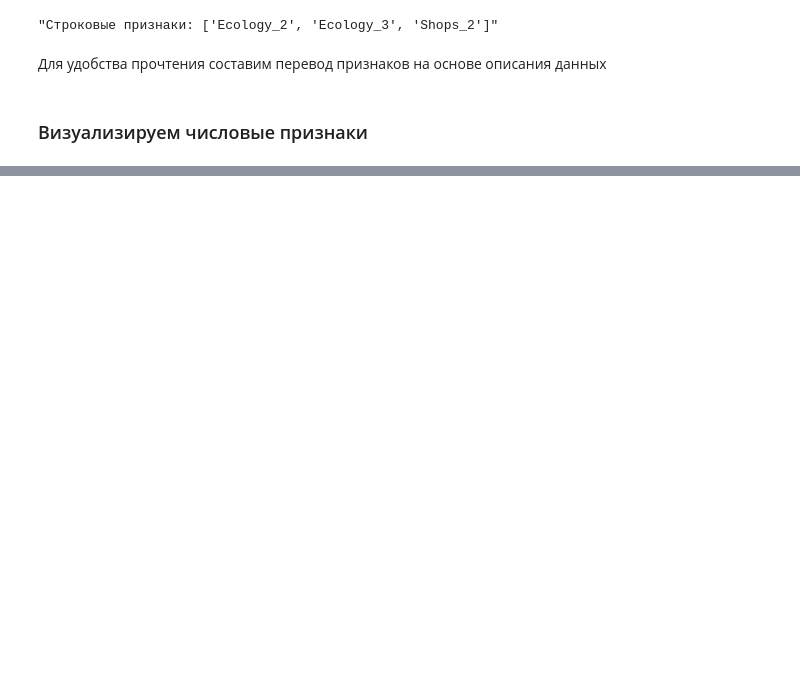
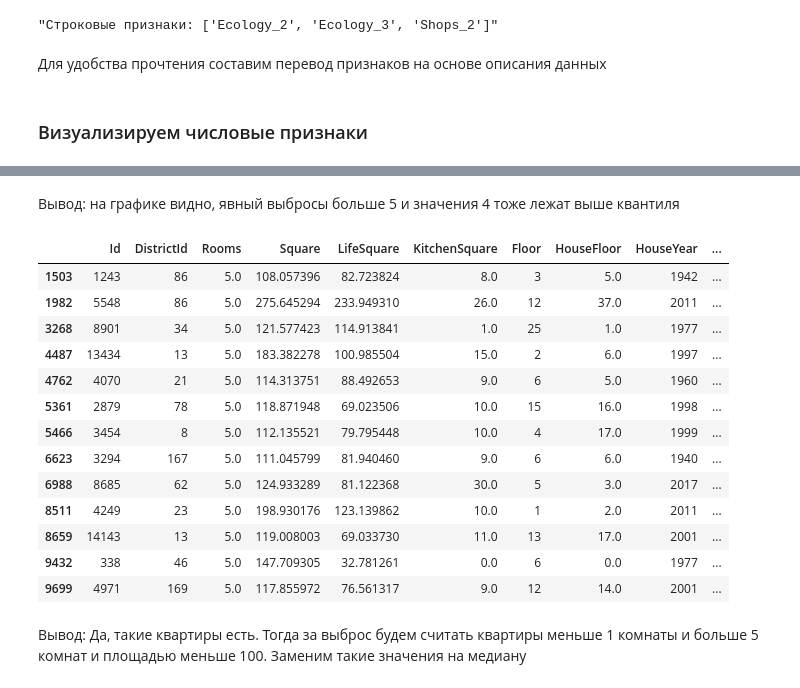
Before and after one commit to pamaxpower/PyLib, a Jupyter notebook: Course_project/cp.ipynb, the cells around one changed output, grey strips where cells are left out. Drawn from its saved outputs; the diff is of its cells as text; code cells hidden in the pictures; blank space fills up the shorter version.

```diff
--- a/Course_project/cp.ipynb
+++ b/Course_project/cp.ipynb
@@ -135,0 +155,2 @@ dtype: int64
+# %%
+train_data = reduce_mem_usage(train_data)
@@ -156,0 +273,2 @@ train_data.describe()
+# %%
+train_data['LifeSquare'] = train_data['LifeSquare'].fillna(train_data['LifeSquare'].median())
@@ -156,0 +279,2 @@ train_data.describe()
+# %%
+train_data.drop('Healthcare_1', axis=1, inplace=True)
@@ -318,0 +433,22 @@ sns.boxplot(train_data['LifeSquare'])
+# %% [markdown]
+Вывод:  на графике видно, явный выбросы больше 5 и значения 4 тоже лежат выше квантиля
+# %%
+# посмотрим есть ли квартиры с 5 комнатами и площадью больше 100 - такие квартиры реально могут существовать
+train_data[(train_data['Rooms'] == 5) & (train_data['Square'] > 100)]
+# %% [output]
+|  | Id | DistrictId | Rooms | Square | LifeSquare | KitchenSquare | Floor | HouseFloor | HouseYear | ... |
+| 1503 | 1243 | 86 | 5.0 | 108.057396 | 82.723824 | 8.0 | 3 | 5.0 | 1942 | ... |
+| 1982 | 5548 | 86 | 5.0 | 275.645294 | 233.949310 | 26.0 | 12 | 37.0 | 2011 | ... |
+| 3268 | 8901 | 34 | 5.0 | 121.577423 | 114.913841 | 1.0 | 25 | 1.0 | 1977 | ... |
+| 4487 | 13434 | 13 | 5.0 | 183.382278 | 100.985504 | 15.0 | 2 | 6.0 | 1997 | ... |
+| 4762 | 4070 | 21 | 5.0 | 114.313751 | 88.492653 | 9.0 | 6 | 5.0 | 1960 | ... |
+| 5361 | 2879 | 78 | 5.0 | 118.871948 | 69.023506 | 10.0 | 15 | 16.0 | 1998 | ... |
+| 5466 | 3454 | 8 | 5.0 | 112.135521 | 79.795448 | 10.0 | 4 | 17.0 | 1999 | ... |
+| 6623 | 3294 | 167 | 5.0 | 111.045799 | 81.940460 | 9.0 | 6 | 6.0 | 1940 | ... |
+| 6988 | 8685 | 62 | 5.0 | 124.933289 | 81.122368 | 30.0 | 5 | 3.0 | 2017 | ... |
+| 8511 | 4249 | 23 | 5.0 | 198.930176 | 123.139862 | 10.0 | 1 | 2.0 | 2011 | ... |
+| 8659 | 14143 | 13 | 5.0 | 119.008003 | 69.033730 | 11.0 | 13 | 17.0 | 2001 | ... |
+| 9432 | 338 | 46 | 5.0 | 147.709305 | 32.781261 | 0.0 | 6 | 0.0 | 1977 | ... |
+| 9699 | 4971 | 169 | 5.0 | 117.855972 | 76.561317 | 9.0 | 12 | 14.0 | 2001 | ... |
+# %% [markdown]
+Вывод: Да, такие квартиры есть. Тогда за выброс будем считать квартиры меньше 1 комнаты  и больше 5 комнат и площадью меньше 100. Заменим такие значения на медиану
```
Also changed, not shown: parts of 80 cells of this notebook, 1 other file.
